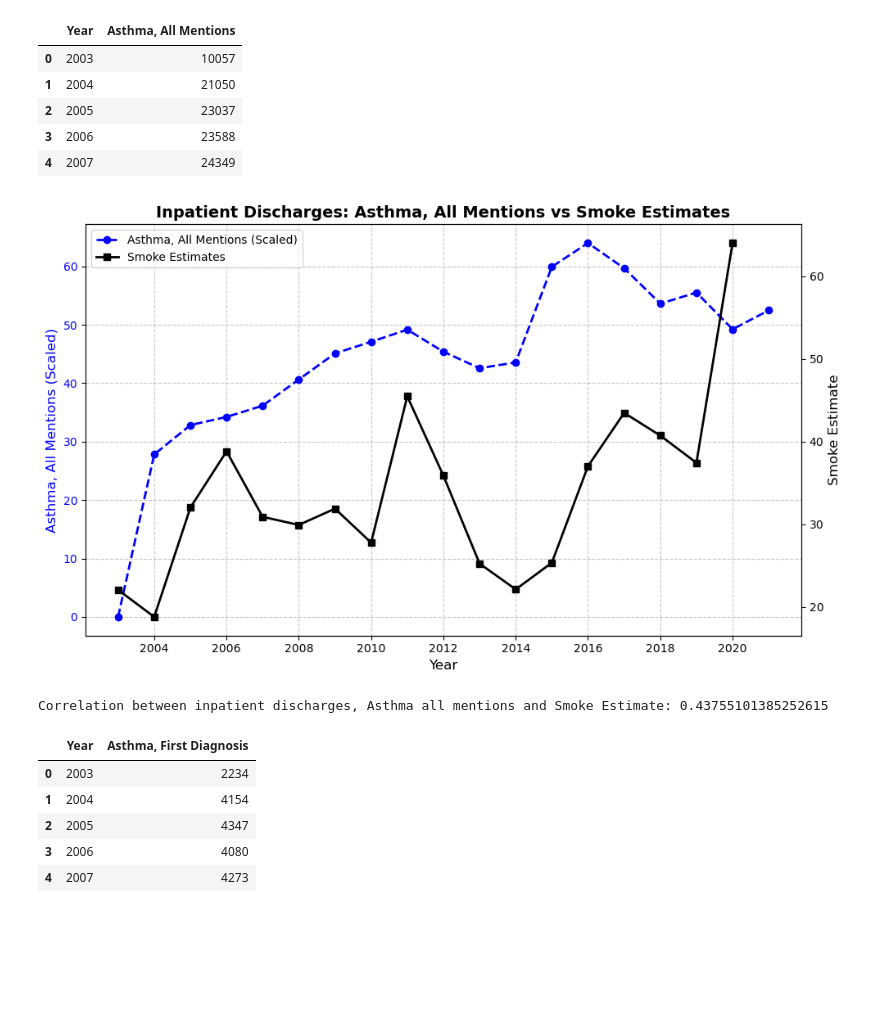
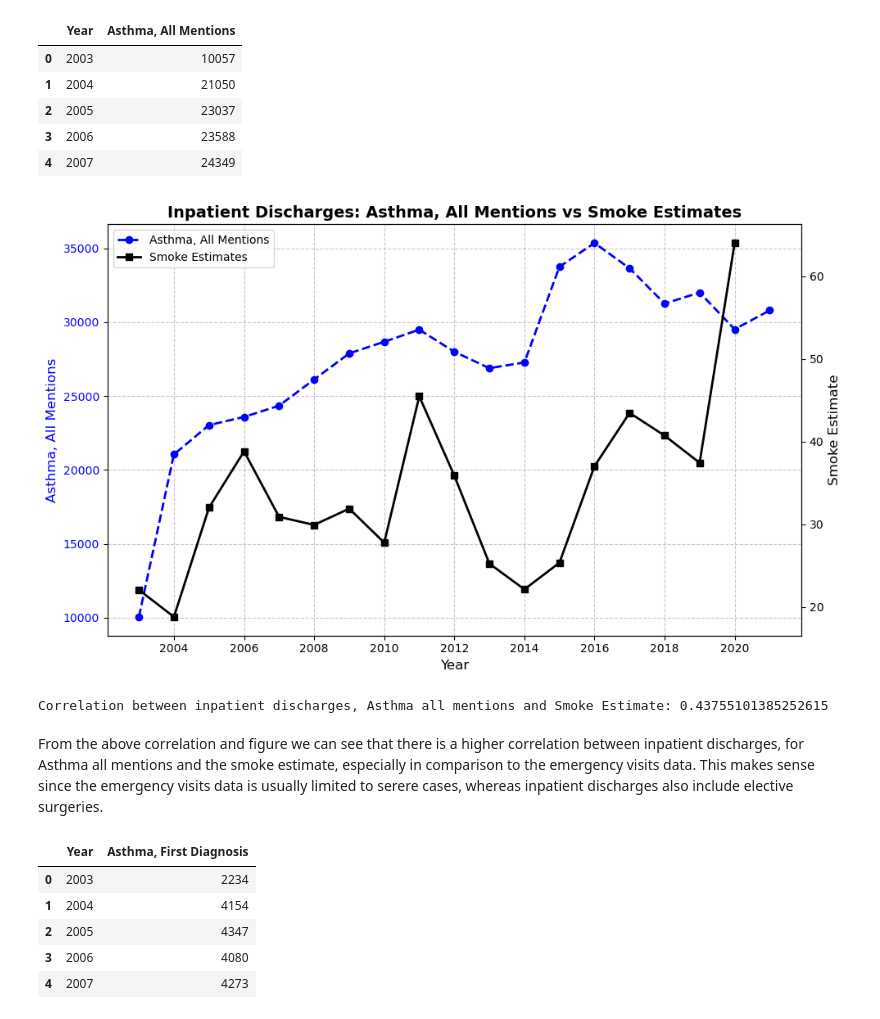
Before and after one commit to mihirgathani/Wildfire_Analysis_Project, a Jupyter notebook: Code/ExtensionPlan_DataExploration.ipynb, the cells around one changed output. Saved outputs shown, nothing was run; the diff lists cells and outputs as text; code cells hidden in the pictures; blank space fills up the shorter version.

```diff
--- a/Code/ExtensionPlan_DataExploration.ipynb
+++ b/Code/ExtensionPlan_DataExploration.ipynb
@@ -416,36 +384,31 @@ inpatient_discharges_AM_aggregated_by_year.head()
 # %%
 merged_all_mentions_ID_by_year = pd.merge(inpatient_discharges_AM_aggregated_by_year, smoke_estimate_aqi_data, on='Year')
 merged_all_mentions_ID_by_year['Year'] = pd.to_datetime(merged_all_mentions_ID_by_year['Year'], format='%Y')
 
-# Scale the 'Asthma, All Mentions' data
-min_deaths = merged_all_mentions_ID_by_year['Asthma, All Mentions'].min()
-max_deaths = merged_all_mentions_ID_by_year['Asthma, All Mentions'].max()
-merged_all_mentions_ID_by_year['scaled_deaths'] = (merged_all_mentions_ID_by_year['Asthma, All Mentions'] - min_deaths) / (max_deaths - min_deaths) * 64
-
 fig, ax1 = plt.subplots(figsize=(10, 6))
 # Plot scaled Asthma, All Mentions on the primary y-axis
-ax1.plot(merged_all_mentions_ID_by_year['Year'], merged_all_mentions_ID_by_year['scaled_deaths'], label='Asthma, All Mentions (Scaled)', color='blue', linestyle='--', linewidth=2, marker='o')
+ax1.plot(merged_all_mentions_ID_by_year['Year'], merged_all_mentions_ID_by_year['Asthma, All Mentions'], label='Asthma, All Mentions', color='blue', linestyle='--', linewidth=2, marker='o')
 ax1.set_xlabel('Year', fontsize=12)
-ax1.set_ylabel('Asthma, All Mentions (Scaled)', fontsize=12, color='blue')
+ax1.set_ylabel('Asthma, All Mentions', fontsize=12, color='blue')
 ax1.tick_params(axis='y', labelcolor='blue')
 ax1.grid(True, linestyle='--', alpha=0.7)
 
 # Create a secondary y-axis for smoke estimates
 ax2 = ax1.twinx()
 ax2.plot(merged_all_mentions_ID_by_year['Year'], merged_all_mentions_ID_by_year['Smoke_Estimate'], label='Smoke Estimates', color='black', linewidth=2, marker='s')
 ax2.set_ylabel('Smoke Estimate', fontsize=12, color='black')
 ax2.tick_params(axis='y', labelcolor='black')
 
 # Combine legends from both axes
 lines1, labels1 = ax1.get_legend_handles_labels()
 lines2, labels2 = ax2.get_legend_handles_labels()
-ax1.legend(lines1 + lines2, labels1 + labels2, fontsize=10)
+ax1.legend(lines1 + lines2, labels1 + labels2, fontsize=10, loc='upper left')
 plt.title('Inpatient Discharges: Asthma, All Mentions vs Smoke Estimates', fontsize=14, fontweight='bold')
 plt.tight_layout()
 
 # Show the plot
 plt.show()
 # %% [output]
-[figure, old version]
+[figure, new version]
 # %%
 # Calculate the correlation between 'Asthma, All Mentions' for Inpatient Discharges and 'Smoke_Estimate'
@@ -453,6 +416,8 @@ correlation = merged_all_mentions_ID_by_year['scaled_deaths'].corr(merged_all_me
 print(f"Correlation between inpatient discharges, Asthma all mentions and Smoke Estimate: {correlation}")
 # %% [output]
 Correlation between inpatient discharges, Asthma all mentions and Smoke Estimate: 0.43755101385252615
+# %% [markdown]
+From the above correlation and figure we can see that there is a higher correlation between inpatient discharges, for Asthma all mentions and the smoke estimate, especially in comparison to the emergency visits data. This makes sense since the emergency visits data is usually limited to serere cases, whereas inpatient discharges also include elective surgeries.
 # %%
 # Aggregated inpatient discharges data by year for Asthma, First Diagnosis
 inpatient_discharges_FD_aggregated_by_year = inpatient_discharges_data.groupby('Year').agg({'Asthma, First Diagnosis': 'sum'}).reset_index()
```
Also changed, not shown: parts of 32 cells of this notebook, 4 other files.
